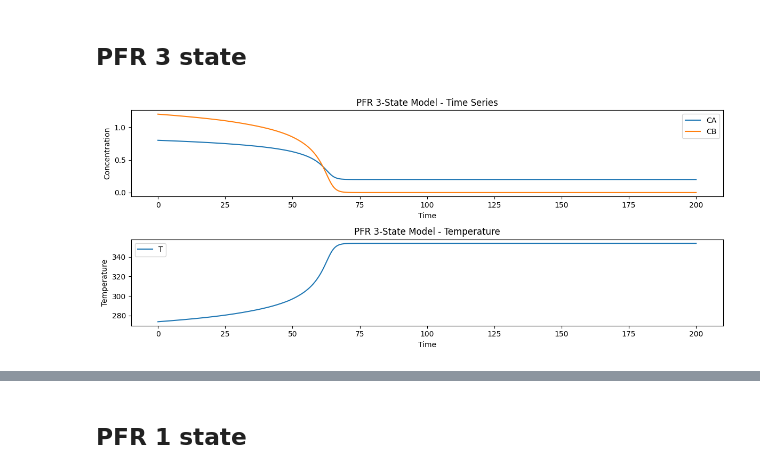
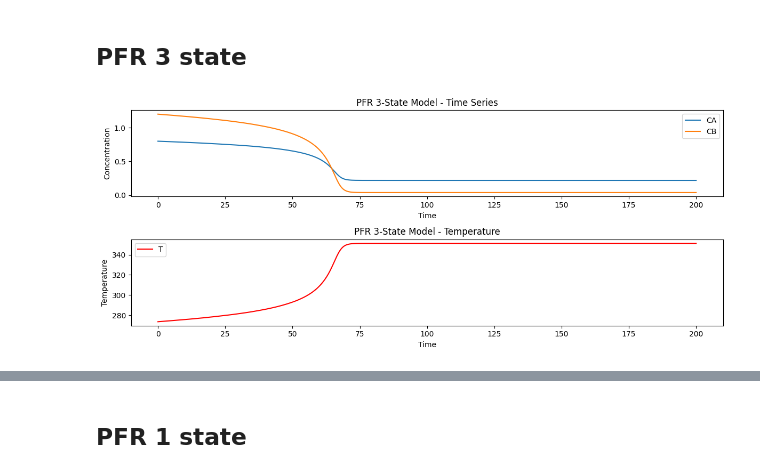
Before and after one commit to EuanCortes/02686-Project, a Jupyter notebook: TestProblemsSimulations.ipynb, the cells around one changed output, grey strips where cells are left out. Saved outputs shown, nothing was run; the diff lists cells and outputs as text; code cells hidden in the pictures.

```diff
--- a/TestProblemsSimulations.ipynb
+++ b/TestProblemsSimulations.ipynb
@@ -502,7 +586,7 @@ plt.show()
 # Define parameters
 params = {
     "dz": 0.1,
-    "v": 0.00004, # velocity, F/A, F = 400 ml/min A = 0.1 m^2 => v = 400 / 1000 / 1000 / 60 / 0.1 =
+    "v": 0.01, # velocity, F/A, F = 400 ml/min A = 0.1 m^2 => v = 400 / 1000 / 1000 / 60 / 0.1 =
     "D": [0.1, 0.1, 0.1],
     "beta": 560.0 / (1.0 * 4.186),
     "k": lambda T: 1.0 * np.exp(-5000/T),
@@ -529,26 +613,27 @@ N = 1000
 
 # Solve using odeint
 sol = solve_ivp(f, t_span, x0, method='BDF', t_eval=np.linspace(t_span[0], t_span[1], N))
+CA = sol.y[:n]
+CB = sol.y[n:2*n]
+T = sol.y[2*n:]
 # %%
-CA = sol.y[:n]
-CB = sol.y[n:2*n]
-T = sol.y[2*n:]
+
 
 plt.figure(figsize=(12, 5))
 plt.subplot(2, 1, 1)
-plt.plot(sol.t, CA[10], label='CA')
-plt.plot(sol.t, CB[10], label='CB')
+plt.plot(sol.t, CA[0], label='CA')
+plt.plot(sol.t, CB[0], label='CB')
 plt.title('PFR 3-State Model - Time Series')
 plt.xlabel('Time')
 plt.ylabel('Concentration')
 plt.legend()
 plt.subplot(2, 1, 2)
-plt.plot(sol.t, T[10], label='T')
+plt.plot(sol.t, T[0], label='T', color = 'red')
 plt.title('PFR 3-State Model - Temperature')
 plt.xlabel('Time')
 plt.ylabel('Temperature')
 plt.legend()
 plt.tight_layout()
 plt.show()
 # %% [output]
-[figure, old version]
+[figure, new version]
```
Also changed, not shown: parts of 22 cells of this notebook.
